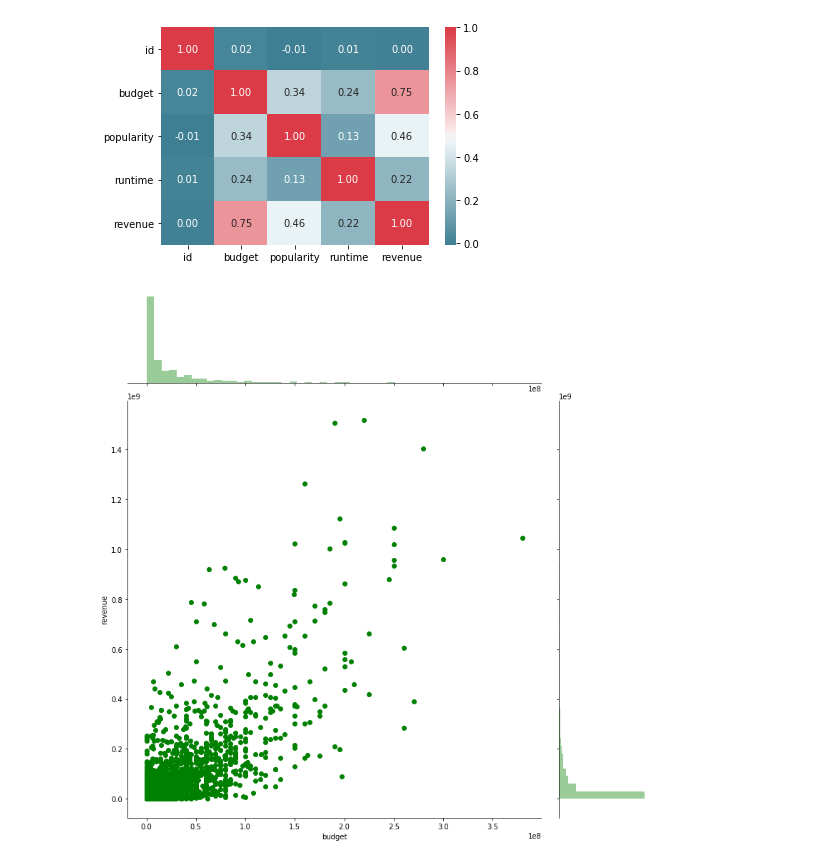
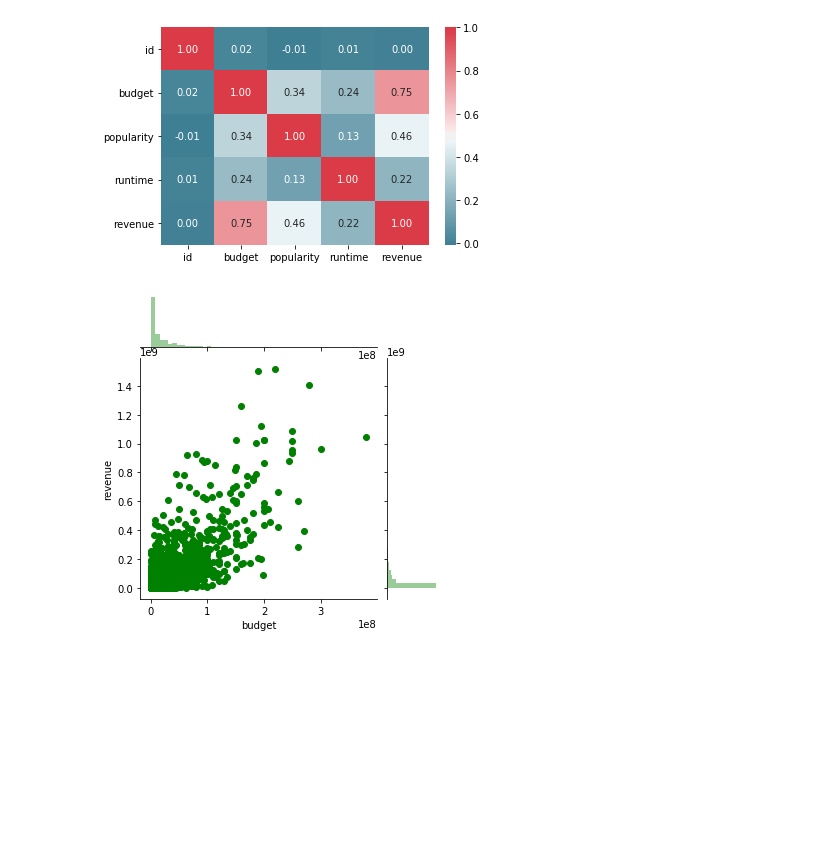
Before and after one commit to Adrian-Salazar411/Box-Office-Predictions, a Jupyter notebook: BoxOfficePredictions.ipynb, the cells around one changed output. Saved outputs shown, nothing was run; the diff lists cells and outputs as text; code cells hidden in the pictures; blank space fills up the shorter version.

```diff
--- a/BoxOfficePredictions.ipynb
+++ b/BoxOfficePredictions.ipynb
@@ -111,6 +106,2 @@ Name: revenue, dtype: float64
 # %%
 df = df.drop('belongs_to_collection', axis = 1)
-# %%
-sns.boxplot(df['popularity'])
-popscaler = preprocessing.StandardScaler()
-train['popularity'] = popscaler.fit_transform(np.array(df['popularity']).reshape(-1,1))
@@ -123,9 +112,9 @@ sns.heatmap(df.corr(), cmap=colormap, annot=True, fmt=".2f")
 <matplotlib.axes._subplots.AxesSubplot at 0x...>
 [figure]
 # %%
-sns.jointplot(x="budget", y="revenue", data=df, height=11, ratio=4, color="g")
+sns.jointplot(x="budget", y="revenue", data=df, height=5, ratio=4, color="g")
 scaler = preprocessing.StandardScaler()
 train['budget'] = scaler.fit_transform(np.array(df['budget']).reshape(-1,1))
 # %% [output]
-[figure, old version]
+[figure, new version]
 # %%
```
Also changed, not shown: parts of 18 cells of this notebook.
